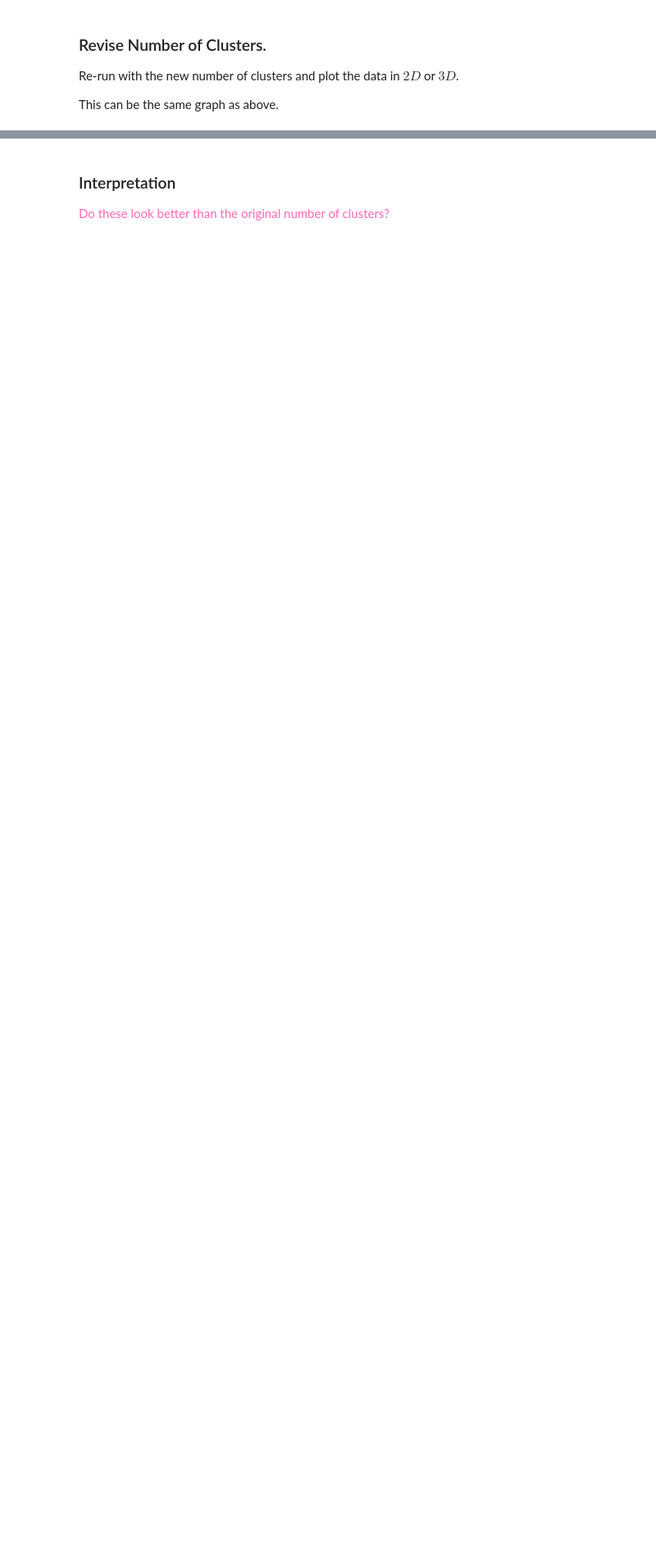
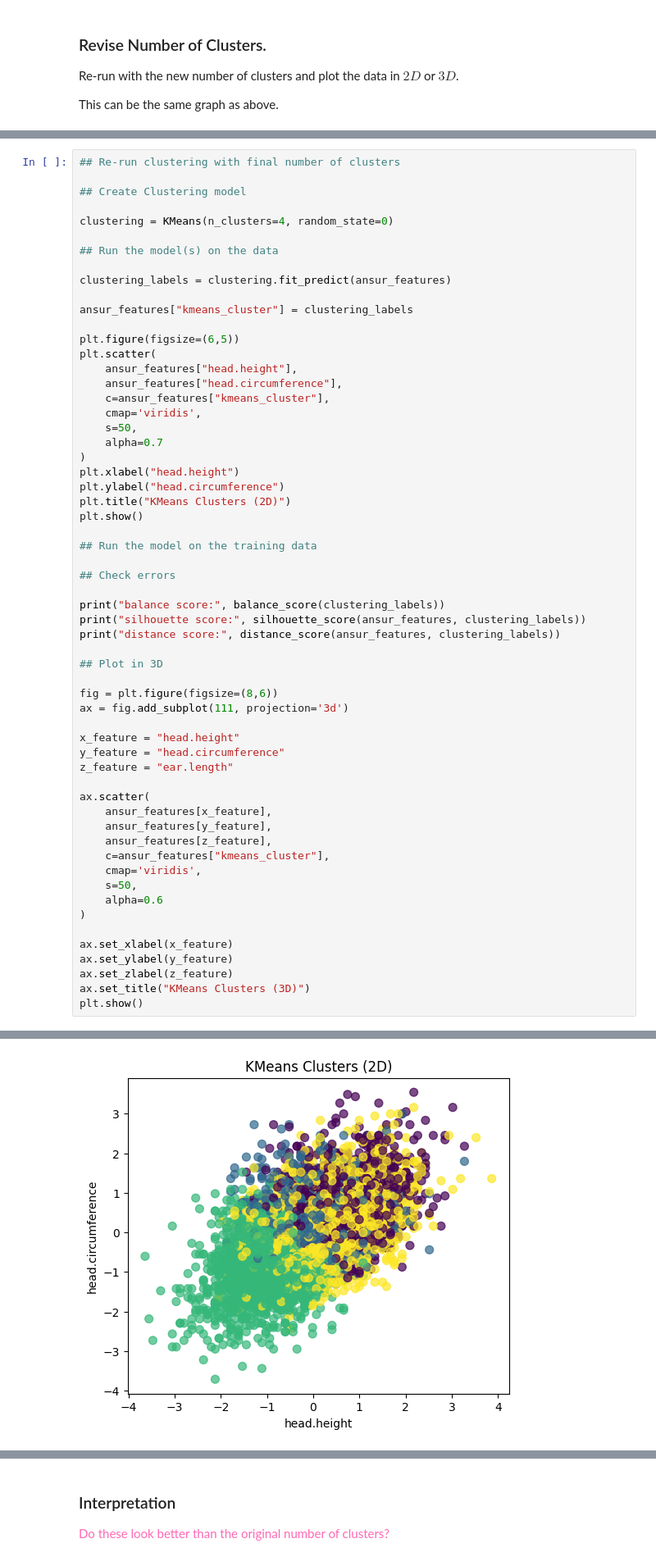
Before and after one commit to msdvml/mlhomework08, a Jupyter notebook: Homework08.ipynb, the cells around one changed output, grey strips where cells are left out. Shown at 82% size. Cells and saved outputs as stored; diff of their text form; blank space fills up the shorter version.

```diff
--- a/Homework08.ipynb
+++ b/Homework08.ipynb
@@ -174,0 +247,60 @@ This can be the same graph as above.
+# %%
+## Re-run clustering with final number of clusters
+
+## Create Clustering model
+
+clustering = KMeans(n_clusters=4, random_state=0)
+
+## Run the model(s) on the data
+
+clustering_labels = clustering.fit_predict(ansur_features)
+
+ansur_features["kmeans_cluster"] = clustering_labels
+
+plt.figure(figsize=(6,5))
+plt.scatter(
+    ansur_features["head.height"],
+    ansur_features["head.circumference"],
+    c=ansur_features["kmeans_cluster"],
+    cmap='viridis',
+    s=50,
+    alpha=0.7
+)
+plt.xlabel("head.height")
+plt.ylabel("head.circumference")
+plt.title("KMeans Clusters (2D)")
+plt.show()
+
+## Run the model on the training data
+
+## Check errors
+
+print("balance score:", balance_score(clustering_labels))
+print("silhouette score:", silhouette_score(ansur_features, clustering_labels))
+print("distance score:", distance_score(ansur_features, clustering_labels))
+
+## Plot in 3D
+
+fig = plt.figure(figsize=(8,6))
+ax = fig.add_subplot(111, projection='3d')
+
+x_feature = "head.height"
+y_feature = "head.circumference"
+z_feature = "ear.length"
+
+ax.scatter(
+    ansur_features[x_feature],
+    ansur_features[y_feature],
+    ansur_features[z_feature],
+    c=ansur_features["kmeans_cluster"],
+    cmap='viridis',
+    s=50,
+    alpha=0.6
+)
+
+ax.set_xlabel(x_feature)
+ax.set_ylabel(y_feature)
+ax.set_zlabel(z_feature)
+ax.set_title("KMeans Clusters (3D)")
+plt.show()
+# %% [output]
@@ -174,0 +312 @@ This can be the same graph as above.
+[figure, added]
```
Also changed, not shown: parts of 37 cells of this notebook.
